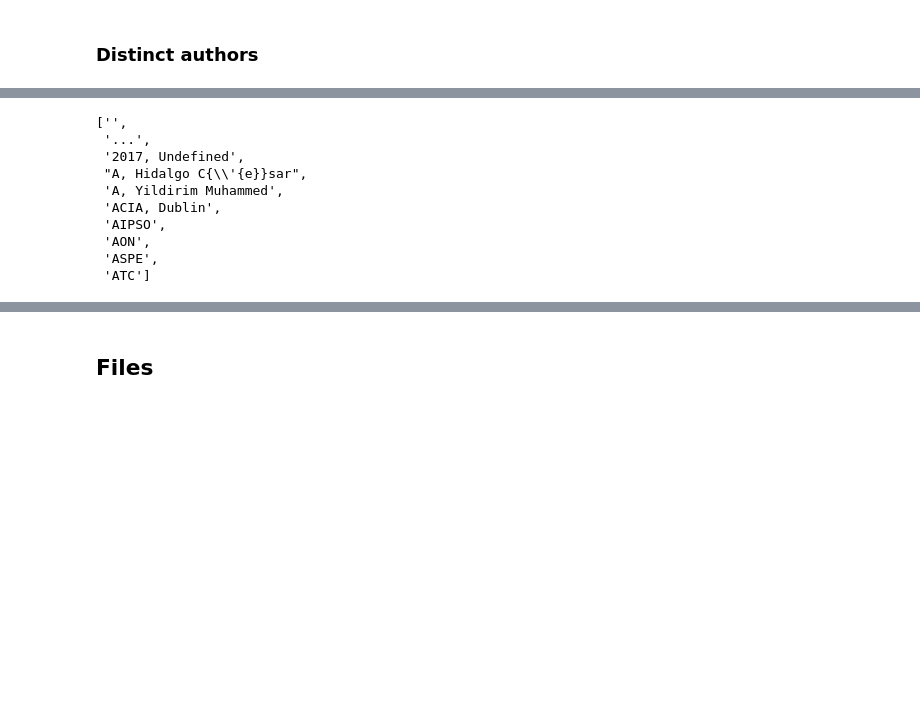
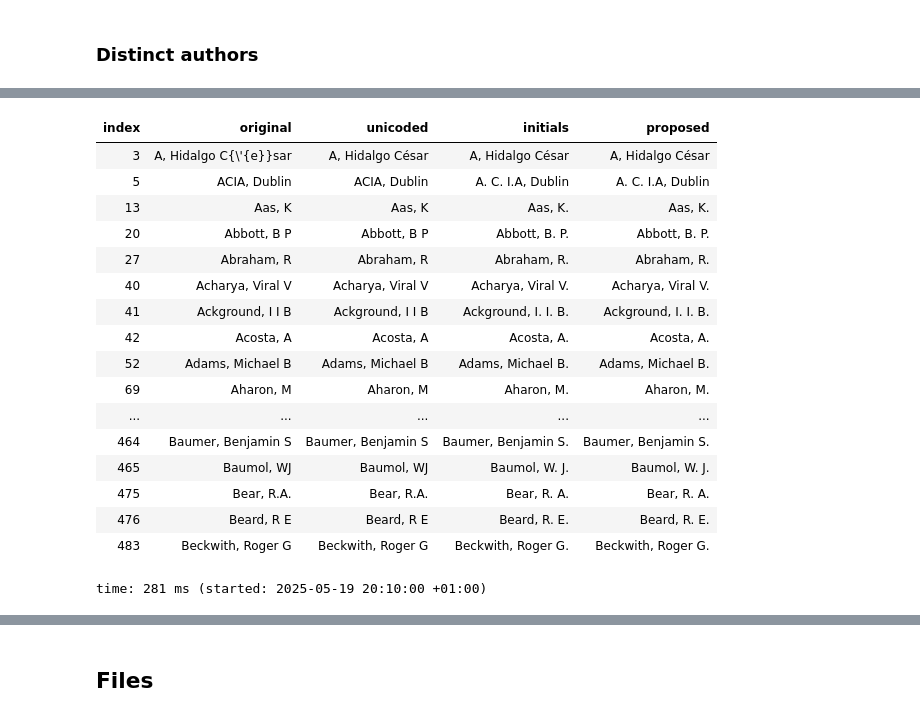
Before and after one commit to mynl/archivum_project, a Jupyter notebook: temp/Bibtex-to-df-and-tidy.ipynb, the cells around one changed output, grey strips where cells are left out. Drawn from its saved outputs; the diff is of its cells as text; code cells hidden in the pictures; blank space fills up the shorter version.

```diff
--- a/temp/Bibtex-to-df-and-tidy.ipynb
+++ b/temp/Bibtex-to-df-and-tidy.ipynb
@@ -237,5 +348,6 @@ time: 78 ms (started: 2025-05-18 21:52:14 +01:00)
 ### Distinct authors
 # %%
 b = sc.Bib2df(p)
-len(b.df)
+adf = b.author_map_df()
+len(b.df), len(adf), len(adf) / 60, b.last_decode[0]
 # %% [output]
@@ -244,15 +360,21 @@ time: 391 ms (started: 2025-05-18 21:41:26 +01:00)
 # %%
-authors = b.distinct('author')
-# authors = b.distinct('title')
-authors[:10]
+fGT(adf.query('original != initials').head(100))
 # %% [output]
+| index | original | unicoded | initials | proposed |
+| 3 | A, Hidalgo C{\'{e}}sar | A, Hidalgo César | A, Hidalgo César | A, Hidalgo César |
+| 5 | ACIA, Dublin | ACIA, Dublin | A. C. I.A, Dublin | A. C. I.A, Dublin |
+| 13 | Aas, K | Aas, K | Aas, K. | Aas, K. |
+| 20 | Abbott, B P | Abbott, B P | Abbott, B. P. | Abbott, B. P. |
+| 27 | Abraham, R | Abraham, R | Abraham, R. | Abraham, R. |
+| 40 | Acharya, Viral V | Acharya, Viral V | Acharya, Viral V. | Acharya, Viral V. |
+| 41 | Ackground, I I B | Ackground, I I B | Ackground, I. I. B. | Ackground, I. I. B. |
+| 42 | Acosta, A | Acosta, A | Acosta, A. | Acosta, A. |
+| 52 | Adams, Michael B | Adams, Michael B | Adams, Michael B. | Adams, Michael B. |
+| 69 | Aharon, M | Aharon, M | Aharon, M. | Aharon, M. |
+| ... | ... | ... | ... | ... |
+| 464 | Baumer, Benjamin S | Baumer, Benjamin S | Baumer, Benjamin S. | Baumer, Benjamin S. |
+| 465 | Baumol, WJ | Baumol, WJ | Baumol, W. J. | Baumol, W. J. |
+| 475 | Bear, R.A. | Bear, R.A. | Bear, R. A. | Bear, R. A. |
+| 476 | Beard, R E | Beard, R E | Beard, R. E. | Beard, R. E. |
+| 483 | Beckwith, Roger G | Beckwith, Roger G | Beckwith, Roger G. | Beckwith, Roger G. |
-['',
- '...',
- '2017, Undefined',
- "A, Hidalgo C{\\'{e}}sar",
- 'A, Yildirim Muhammed',
- 'ACIA, Dublin',
- 'AIPSO',
- 'AON',
- 'ASPE',
- 'ATC']
+time: 281 ms (started: 2025-05-19 20:10:00 +01:00)
```
Also changed, not shown: parts of 91 cells of this notebook, 4 other files.
